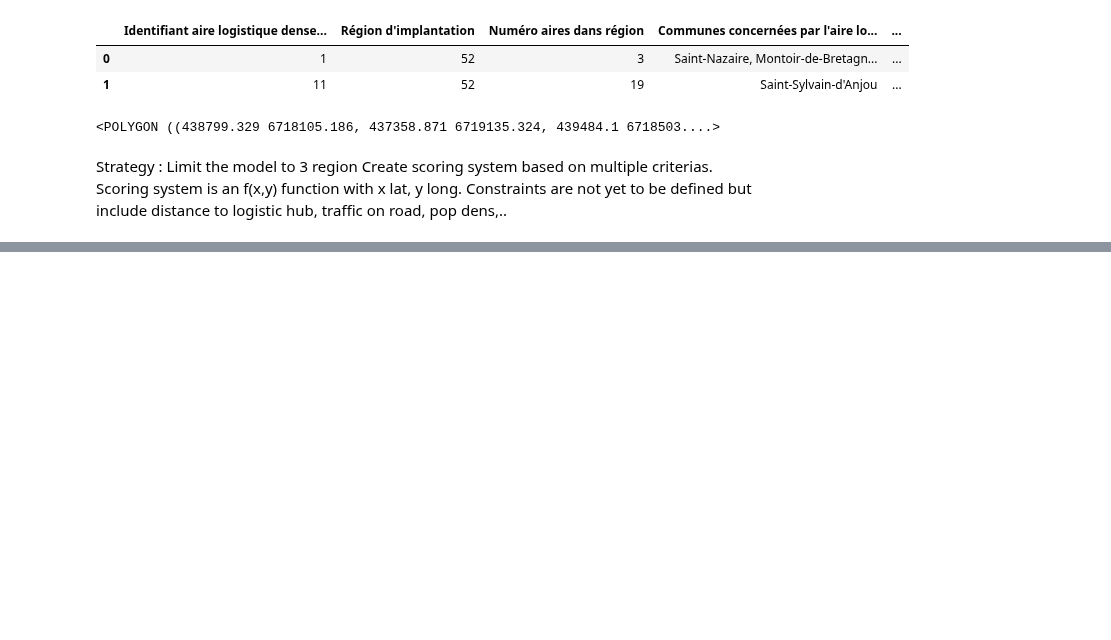
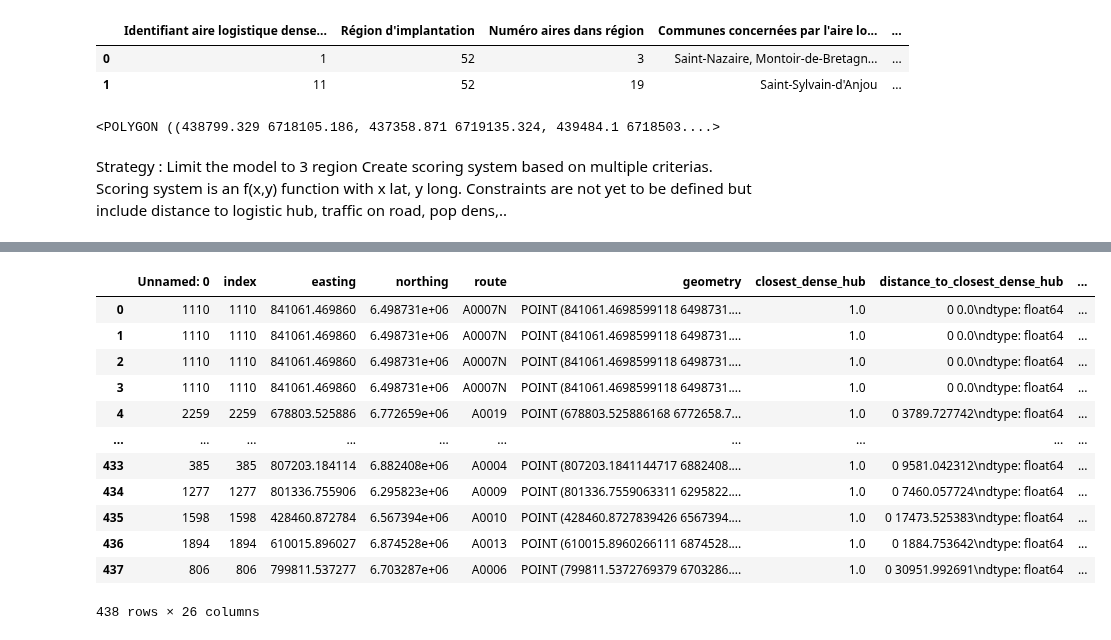
Before and after one commit to augustin-delabrosse/sustainability-challenge, a Jupyter notebook: Question_1_air_liquide.ipynb, the cells around one changed output, grey strips where cells are left out. Saved outputs shown, nothing was run; the diff lists cells and outputs as text; code cells hidden in the pictures; blank space fills up the shorter version.

```diff
--- a/Question_1_air_liquide.ipynb
+++ b/Question_1_air_liquide.ipynb
@@ -286,0 +259,2 @@ routes_shape = routes_shape.set_crs('epsg:2154', allow_override=True)
+# %%
+results = pd.read_csv(r"C:\Users\cesar\Dropbox\My PC (LAPTOP-GU3S2J8B)\Downloads\chosen_stations_2030.csv")
@@ -286,0 +290,17 @@ routes_shape = routes_shape.set_crs('epsg:2154', allow_override=True)
+# %%
+depl_2030 = deployment_dates(results,2023,2030)
+depl_2030
+# %% [output]
+|  | Unnamed: 0 | index | easting | northing | route | geometry | closest_dense_hub | distance_to_closest_dense_hub | ... |
+| 0 | 1110 | 1110 | 841061.469860 | 6.498731e+06 | A0007N | POINT (841061.4698599118 6498731.... | 1.0 | 0 0.0\ndtype: float64 | ... |
+| 1 | 1110 | 1110 | 841061.469860 | 6.498731e+06 | A0007N | POINT (841061.4698599118 6498731.... | 1.0 | 0 0.0\ndtype: float64 | ... |
+| 2 | 1110 | 1110 | 841061.469860 | 6.498731e+06 | A0007N | POINT (841061.4698599118 6498731.... | 1.0 | 0 0.0\ndtype: float64 | ... |
+| 3 | 1110 | 1110 | 841061.469860 | 6.498731e+06 | A0007N | POINT (841061.4698599118 6498731.... | 1.0 | 0 0.0\ndtype: float64 | ... |
+| 4 | 2259 | 2259 | 678803.525886 | 6.772659e+06 | A0019 | POINT (678803.525886168 6772658.7... | 1.0 | 0 3789.727742\ndtype: float64 | ... |
+| ... | ... | ... | ... | ... | ... | ... | ... | ... | ... |
+| 433 | 385 | 385 | 807203.184114 | 6.882408e+06 | A0004 | POINT (807203.1841144717 6882408.... | 1.0 | 0 9581.042312\ndtype: float64 | ... |
+| 434 | 1277 | 1277 | 801336.755906 | 6.295823e+06 | A0009 | POINT (801336.7559063311 6295822.... | 1.0 | 0 7460.057724\ndtype: float64 | ... |
+| 435 | 1598 | 1598 | 428460.872784 | 6.567394e+06 | A0010 | POINT (428460.8727839426 6567394.... | 1.0 | 0 17473.525383\ndtype: float64 | ... |
+| 436 | 1894 | 1894 | 610015.896027 | 6.874528e+06 | A0013 | POINT (610015.8960266111 6874528.... | 1.0 | 0 1884.753642\ndtype: float64 | ... |
+| 437 | 806 | 806 | 799811.537277 | 6.703287e+06 | A0006 | POINT (799811.5372769379 6703286.... | 1.0 | 0 30951.992691\ndtype: float64 | ... |
+438 rows × 26 columns
```
Also changed, not shown: parts of 34 cells of this notebook, 4 other files.
